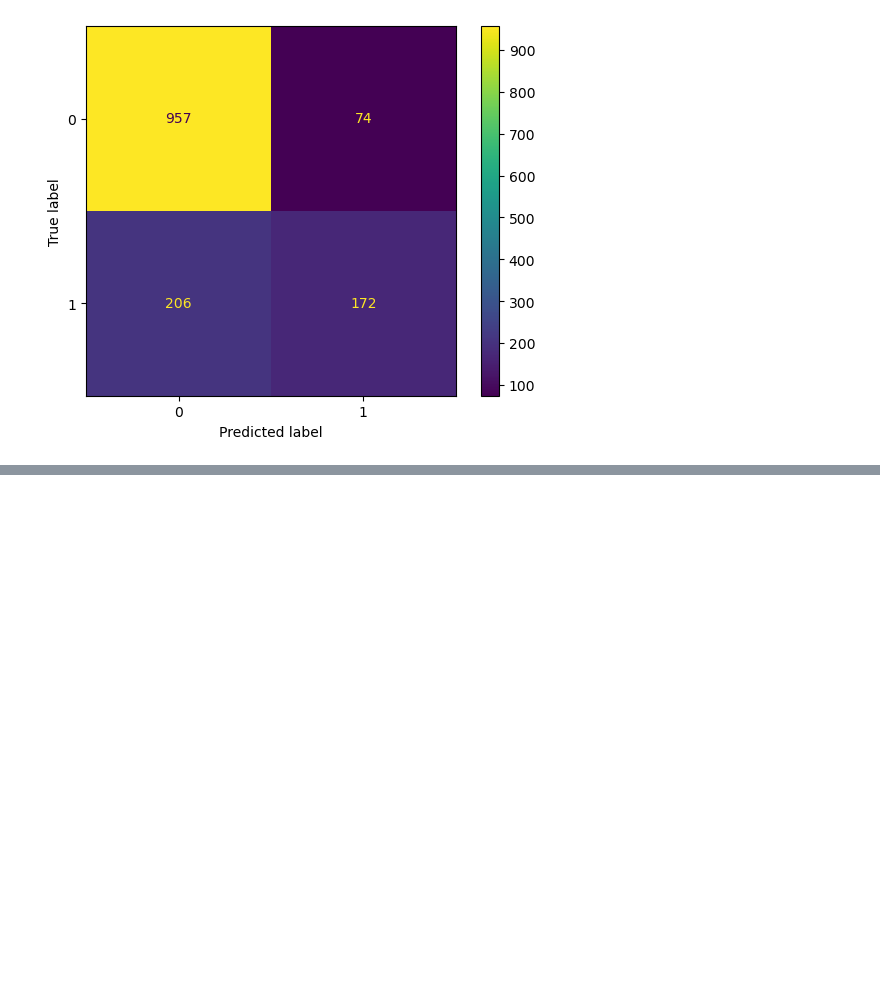
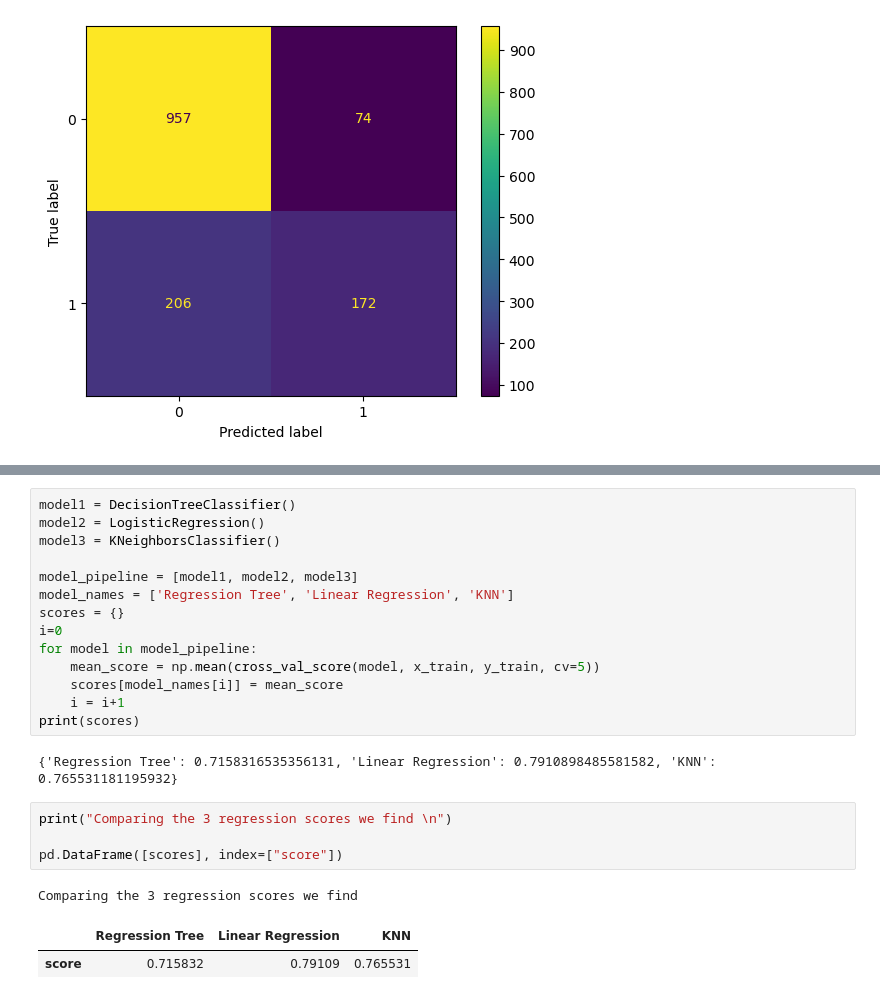
Before and after one commit to MLB-95/IH_LABS, a Jupyter notebook: LABS/week7/customer_churn.ipynb, the cells around one changed output, grey strips where cells are left out. Cells and saved outputs as stored; diff of their text form; blank space fills up the shorter version.

```diff
--- a/LABS/week7/customer_churn.ipynb
+++ b/LABS/week7/customer_churn.ipynb
@@ -168,0 +233,24 @@ ax[1].title.set_text("Test Set")
+# %%
+model1 = DecisionTreeClassifier()
+model2 = LogisticRegression()
+model3 = KNeighborsClassifier()
+
+model_pipeline = [model1, model2, model3]
+model_names = ['Regression Tree', 'Linear Regression', 'KNN']
+scores = {}
+i=0
+for model in model_pipeline:
+    mean_score = np.mean(cross_val_score(model, x_train, y_train, cv=5))
+    scores[model_names[i]] = mean_score
+    i = i+1
+print(scores)
+# %% [output]
+{'Regression Tree': 0.7158316535356131, 'Linear Regression': 0.7910898485581582, 'KNN': 0.765531181195932}
+# %%
+print("Comparing the 3 regression scores we find \n")
+
+pd.DataFrame([scores], index=["score"])
+# %% [output]
+Comparing the 3 regression scores we find
+|  | Regression Tree | Linear Regression | KNN |
+| score | 0.715832 | 0.79109 | 0.765531 |
```
Also changed, not shown: parts of 16 cells of this notebook, 7 other files.
